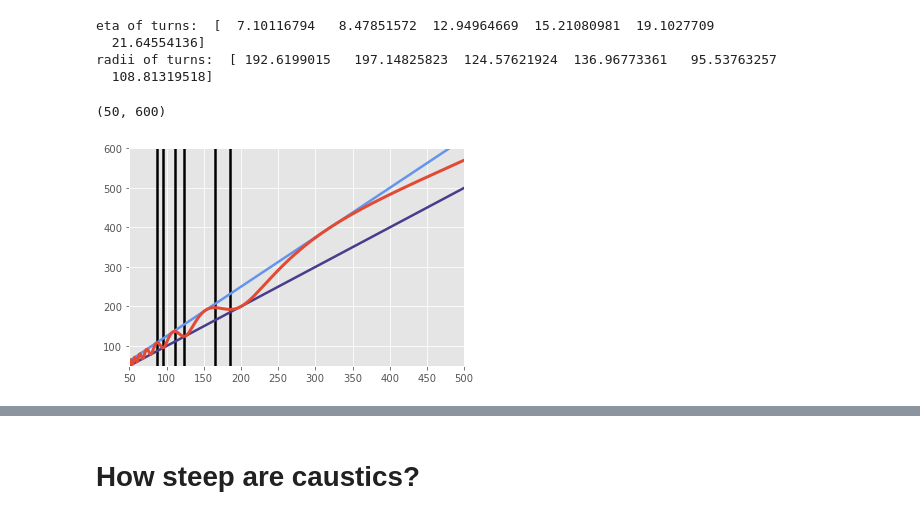
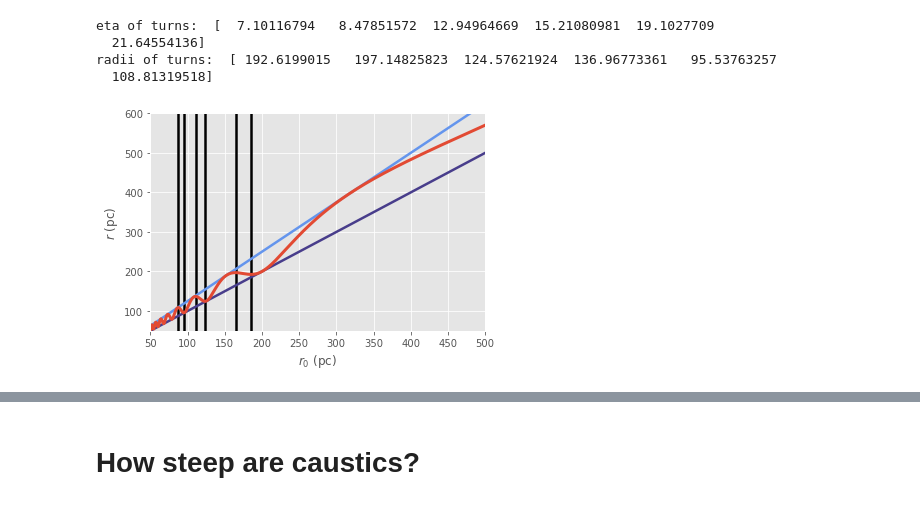
Before and after one commit to zpenoyre/Caustics, a Jupyter notebook: analyticPlots.ipynb, the cells around one changed output, grey strips where cells are left out. Cells and saved outputs as stored; diff of their text form; code cells hidden in the pictures.

```diff
--- a/analyticPlots.ipynb
+++ b/analyticPlots.ipynb
@@ -46,16 +49,18 @@ radii of turns:  [ 192.6199015   197.14825823  124.57621924  136.96773361   95.5
 # %%
 # r vs r0
 r0s=cAnalytic.findR0(etas)
 rs=cAnalytic.findRad(etas)
 rR0=plt.gca()
 rR0.plot(rs,rs,color='darkslateblue')
 rR0.plot(rs,(M*mu/m)*rs,color='cornflowerblue')
 rR0.vlines(cAnalytic.findR0(turns),0,600)
 rR0.plot(r0s,rs,linewidth=3)
 rR0.set_xlim([50,500])
 rR0.set_ylim([50,600])
+rR0.set_xlabel(r'$r_0$ (pc)')
+rR0.set_ylabel(r'$r$ (pc)')
+plt.savefig('plots/r_r0.pdf')
 # %% [output]
-(50, 600)
-[figure, old version]
+[figure, new version]
 # %%
 # r0 vs r & rho vs r
```
Also changed, not shown: parts of 13 cells of this notebook, 9 other files.
